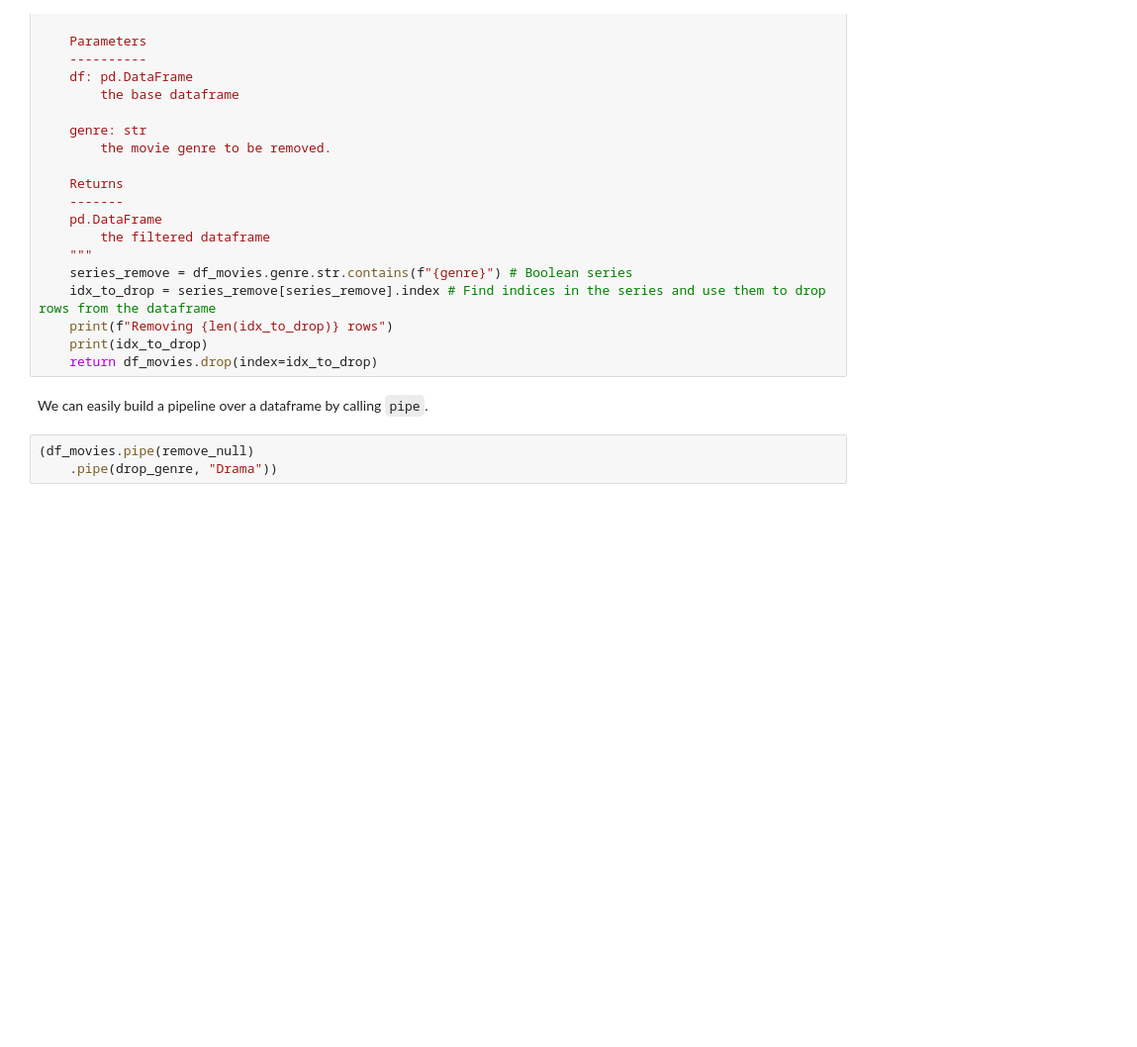
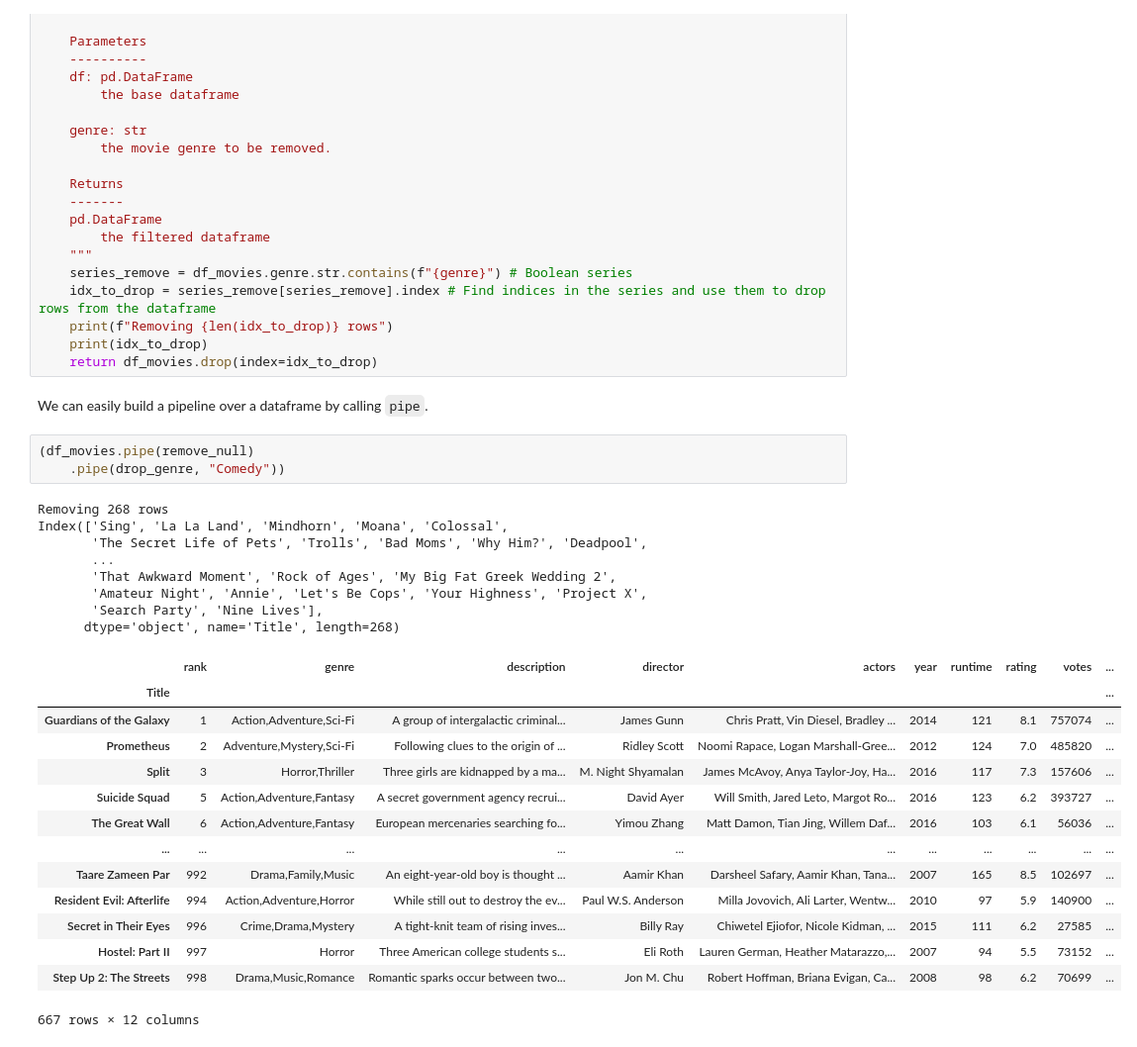
Before and after one commit to Lenakeiz/ICN_Programming_Course, a Jupyter notebook: pandas_tutorial.ipynb, the cells around one changed output. Shown at 99% size. Cells and saved outputs as stored; diff of their text form; blank space fills up the shorter version.

```diff
--- a/pandas_tutorial.ipynb
+++ b/pandas_tutorial.ipynb
@@ -1147,4 +1438,27 @@ def drop_genre(df_movies, genre):
 We can easily build a pipeline over a dataframe by calling `pipe`.
 # %%
 (df_movies.pipe(remove_null)
-    .pipe(drop_genre, "Drama"))
+    .pipe(drop_genre, "Comedy"))
+# %% [output]
+Removing 268 rows
+Index(['Sing', 'La La Land', 'Mindhorn', 'Moana', 'Colossal',
+       'The Secret Life of Pets', 'Trolls', 'Bad Moms', 'Why Him?', 'Deadpool',
+       ...
+       'That Awkward Moment', 'Rock of Ages', 'My Big Fat Greek Wedding 2',
+       'Amateur Night', 'Annie', 'Let's Be Cops', 'Your Highness', 'Project X',
+       'Search Party', 'Nine Lives'],
+      dtype='object', name='Title', length=268)
+|  | rank | genre | description | director | actors | year | runtime | rating | votes | ... |
+| Title |  |  |  |  |  |  |  |  |  | ... |
+| Guardians of the Galaxy | 1 | Action,Adventure,Sci-Fi | A group of intergalactic criminal... | James Gunn | Chris Pratt, Vin Diesel, Bradley ... | 2014 | 121 | 8.1 | 757074 | ... |
+| Prometheus | 2 | Adventure,Mystery,Sci-Fi | Following clues to the origin of ... | Ridley Scott | Noomi Rapace, Logan Marshall-Gree... | 2012 | 124 | 7.0 | 485820 | ... |
+| Split | 3 | Horror,Thriller | Three girls are kidnapped by a ma... | M. Night Shyamalan | James McAvoy, Anya Taylor-Joy, Ha... | 2016 | 117 | 7.3 | 157606 | ... |
+| Suicide Squad | 5 | Action,Adventure,Fantasy | A secret government agency recrui... | David Ayer | Will Smith, Jared Leto, Margot Ro... | 2016 | 123 | 6.2 | 393727 | ... |
+| The Great Wall | 6 | Action,Adventure,Fantasy | European mercenaries searching fo... | Yimou Zhang | Matt Damon, Tian Jing, Willem Daf... | 2016 | 103 | 6.1 | 56036 | ... |
+| ... | ... | ... | ... | ... | ... | ... | ... | ... | ... | ... |
+| Taare Zameen Par | 992 | Drama,Family,Music | An eight-year-old boy is thought ... | Aamir Khan | Darsheel Safary, Aamir Khan, Tana... | 2007 | 165 | 8.5 | 102697 | ... |
+| Resident Evil: Afterlife | 994 | Action,Adventure,Horror | While still out to destroy the ev... | Paul W.S. Anderson | Milla Jovovich, Ali Larter, Wentw... | 2010 | 97 | 5.9 | 140900 | ... |
+| Secret in Their Eyes | 996 | Crime,Drama,Mystery | A tight-knit team of rising inves... | Billy Ray | Chiwetel Ejiofor, Nicole Kidman, ... | 2015 | 111 | 6.2 | 27585 | ... |
+| Hostel: Part II | 997 | Horror | Three American college students s... | Eli Roth | Lauren German, Heather Matarazzo,... | 2007 | 94 | 5.5 | 73152 | ... |
+| Step Up 2: The Streets | 998 | Drama,Music,Romance | Romantic sparks occur between two... | Jon M. Chu | Robert Hoffman, Briana Evigan, Ca... | 2008 | 98 | 6.2 | 70699 | ... |
+667 rows × 12 columns
```
Also changed, not shown: parts of 40 cells of this notebook, 2 other files.
